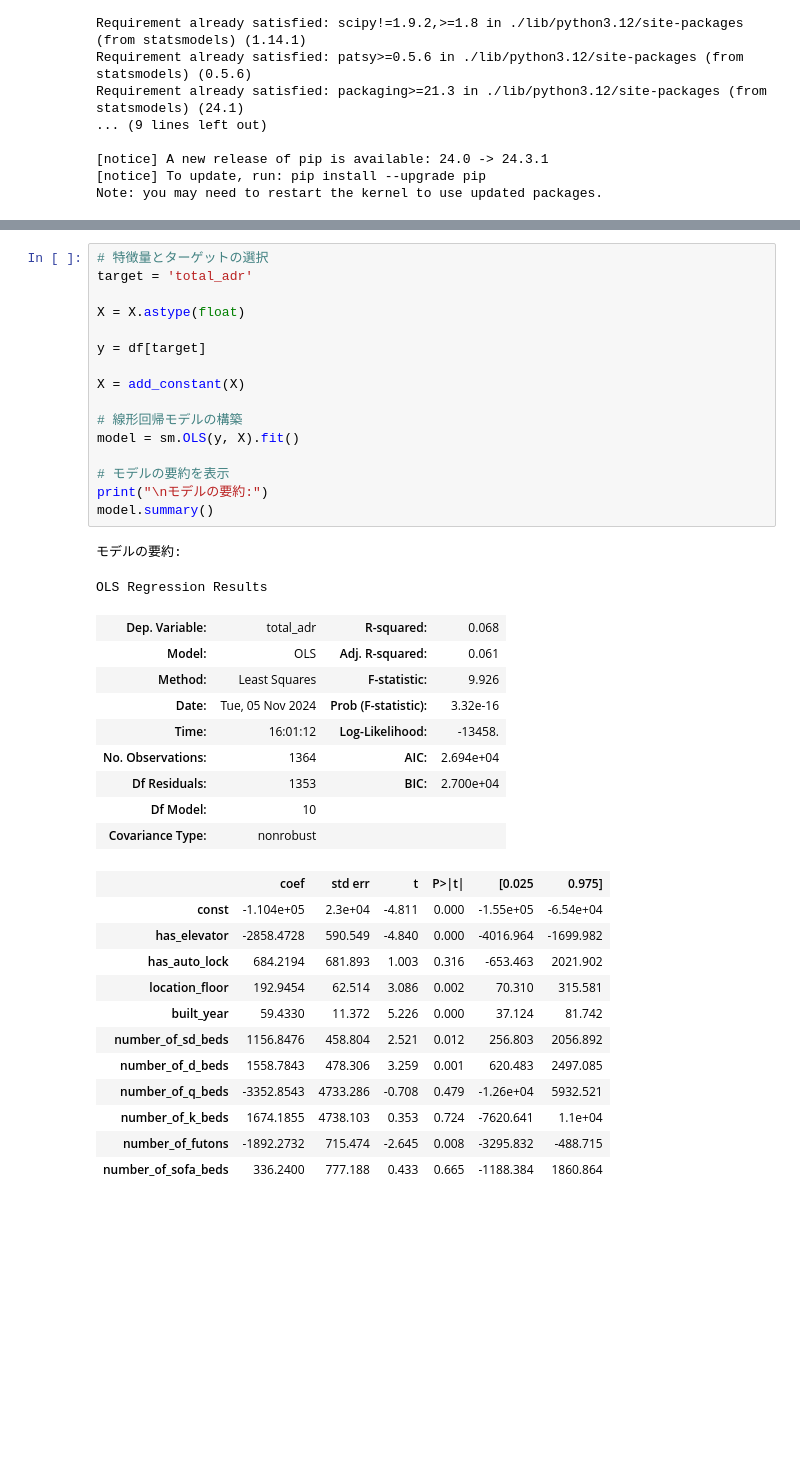
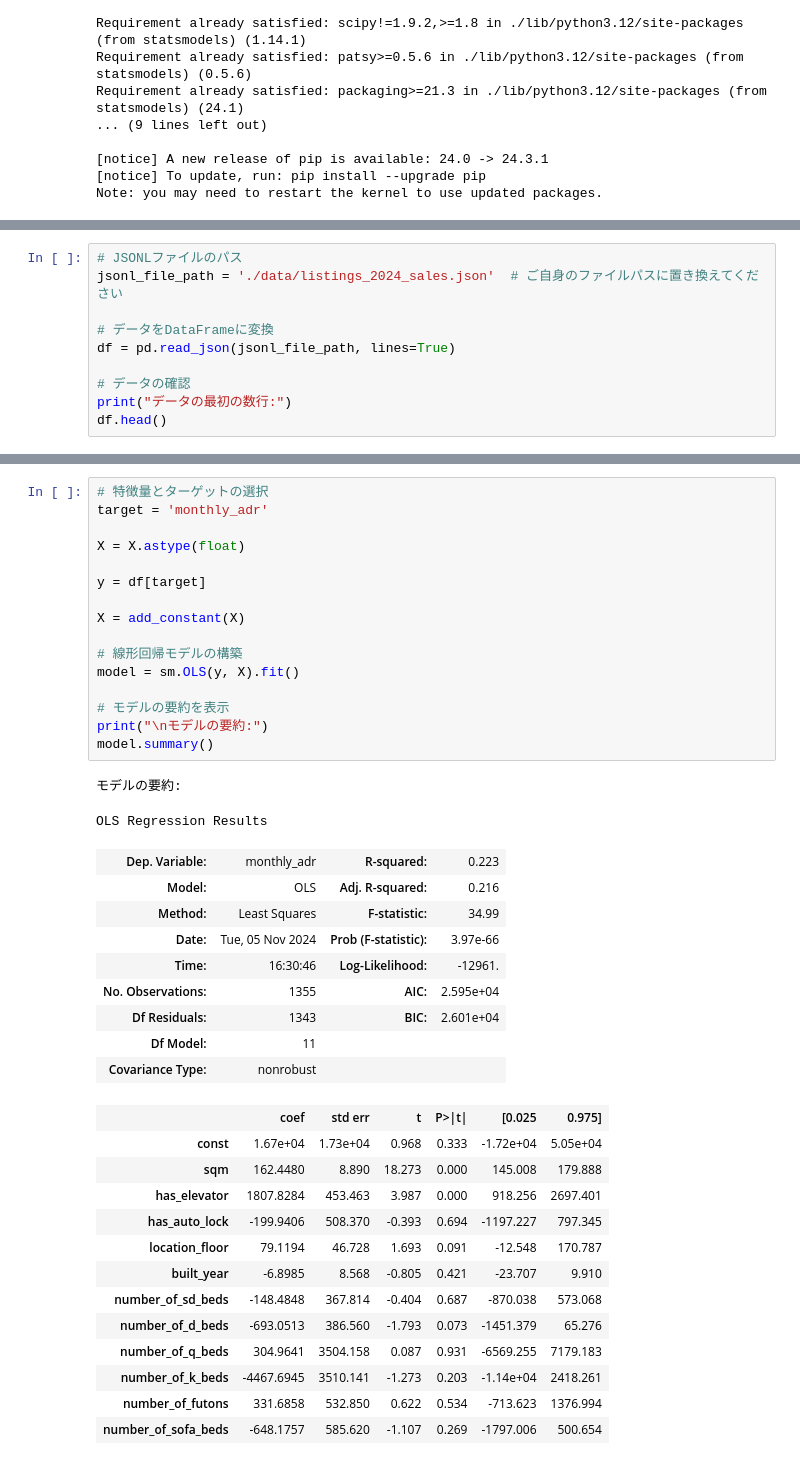
Before and after one commit to myuon/rm-listing-sales-analysis, a Jupyter notebook: analyze.ipynb, the cells around one changed output, grey strips where cells are left out. Cells and saved outputs as stored; diff of their text form; blank space fills up the shorter version.

```diff
--- a/analyze.ipynb
+++ b/analyze.ipynb
@@ -85,0 +30,10 @@ dtype: int64
+# %%
+# JSONLファイルのパス
+jsonl_file_path = './data/listings_2024_sales.json'  # ご自身のファイルパスに置き換えてください
+
+# データをDataFrameに変換
+df = pd.read_json(jsonl_file_path, lines=True)
+
+# データの確認
+print("データの最初の数行:")
+df.head()
@@ -224,40 +222,41 @@ Name: feature, dtype: object
 # %%
 # 特徴量とターゲットの選択
-target = 'total_adr'
+target = 'monthly_adr'
 
 X = X.astype(float)
 
 y = df[target]
 
 X = add_constant(X)
 
 # 線形回帰モデルの構築
 model = sm.OLS(y, X).fit()
 
 # モデルの要約を表示
 print("\nモデルの要約:")
 model.summary()
 # %% [output]
 モデルの要約:
 OLS Regression Results
-| Dep. Variable: | total_adr | R-squared: | 0.068 |
-| Model: | OLS | Adj. R-squared: | 0.061 |
-| Method: | Least Squares | F-statistic: | 9.926 |
-| Date: | Tue, 05 Nov 2024 | Prob (F-statistic): | 3.32e-16 |
-| Time: | 16:01:12 | Log-Likelihood: | -13458. |
-| No. Observations: | 1364 | AIC: | 2.694e+04 |
-| Df Residuals: | 1353 | BIC: | 2.700e+04 |
-| Df Model: | 10 |  |  |
+| Dep. Variable: | monthly_adr | R-squared: | 0.223 |
+| Model: | OLS | Adj. R-squared: | 0.216 |
+| Method: | Least Squares | F-statistic: | 34.99 |
+| Date: | Tue, 05 Nov 2024 | Prob (F-statistic): | 3.97e-66 |
+| Time: | 16:30:46 | Log-Likelihood: | -12961. |
+| No. Observations: | 1355 | AIC: | 2.595e+04 |
+| Df Residuals: | 1343 | BIC: | 2.601e+04 |
+| Df Model: | 11 |  |  |
 | Covariance Type: | nonrobust |  |  |
 |  | coef | std err | t | P>|t| | [0.025 | 0.975] |
-| const | -1.104e+05 | 2.3e+04 | -4.811 | 0.000 | -1.55e+05 | -6.54e+04 |
-| has_elevator | -2858.4728 | 590.549 | -4.840 | 0.000 | -4016.964 | -1699.982 |
-| has_auto_lock | 684.2194 | 681.893 | 1.003 | 0.316 | -653.463 | 2021.902 |
-| location_floor | 192.9454 | 62.514 | 3.086 | 0.002 | 70.310 | 315.581 |
-| built_year | 59.4330 | 11.372 | 5.226 | 0.000 | 37.124 | 81.742 |
-| number_of_sd_beds | 1156.8476 | 458.804 | 2.521 | 0.012 | 256.803 | 2056.892 |
-| number_of_d_beds | 1558.7843 | 478.306 | 3.259 | 0.001 | 620.483 | 2497.085 |
-| number_of_q_beds | -3352.8543 | 4733.286 | -0.708 | 0.479 | -1.26e+04 | 5932.521 |
-| number_of_k_beds | 1674.1855 | 4738.103 | 0.353 | 0.724 | -7620.641 | 1.1e+04 |
-| number_of_futons | -1892.2732 | 715.474 | -2.645 | 0.008 | -3295.832 | -488.715 |
-| number_of_sofa_beds | 336.2400 | 777.188 | 0.433 | 0.665 | -1188.384 | 1860.864 |
+| const | 1.67e+04 | 1.73e+04 | 0.968 | 0.333 | -1.72e+04 | 5.05e+04 |
+| sqm | 162.4480 | 8.890 | 18.273 | 0.000 | 145.008 | 179.888 |
+| has_elevator | 1807.8284 | 453.463 | 3.987 | 0.000 | 918.256 | 2697.401 |
+| has_auto_lock | -199.9406 | 508.370 | -0.393 | 0.694 | -1197.227 | 797.345 |
+| location_floor | 79.1194 | 46.728 | 1.693 | 0.091 | -12.548 | 170.787 |
+| built_year | -6.8985 | 8.568 | -0.805 | 0.421 | -23.707 | 9.910 |
+| number_of_sd_beds | -148.4848 | 367.814 | -0.404 | 0.687 | -870.038 | 573.068 |
+| number_of_d_beds | -693.0513 | 386.560 | -1.793 | 0.073 | -1451.379 | 65.276 |
+| number_of_q_beds | 304.9641 | 3504.158 | 0.087 | 0.931 | -6569.255 | 7179.183 |
+| number_of_k_beds | -4467.6945 | 3510.141 | -1.273 | 0.203 | -1.14e+04 | 2418.261 |
+| number_of_futons | 331.6858 | 532.850 | 0.622 | 0.534 | -713.623 | 1376.994 |
+| number_of_sofa_beds | -648.1757 | 585.620 | -1.107 | 0.269 | -1797.006 | 500.654 |
```
Also changed, not shown: parts of 13 cells of this notebook, 2 other files.
